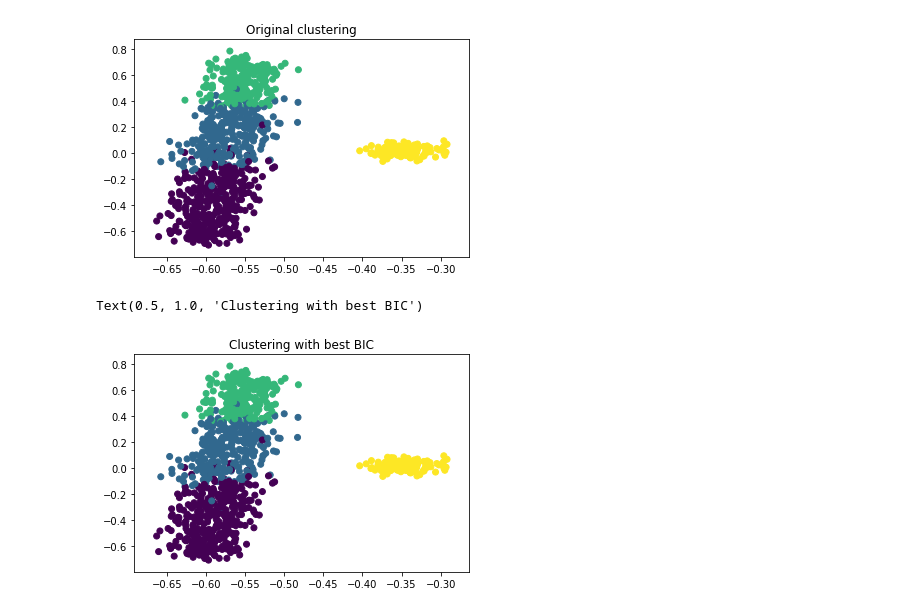
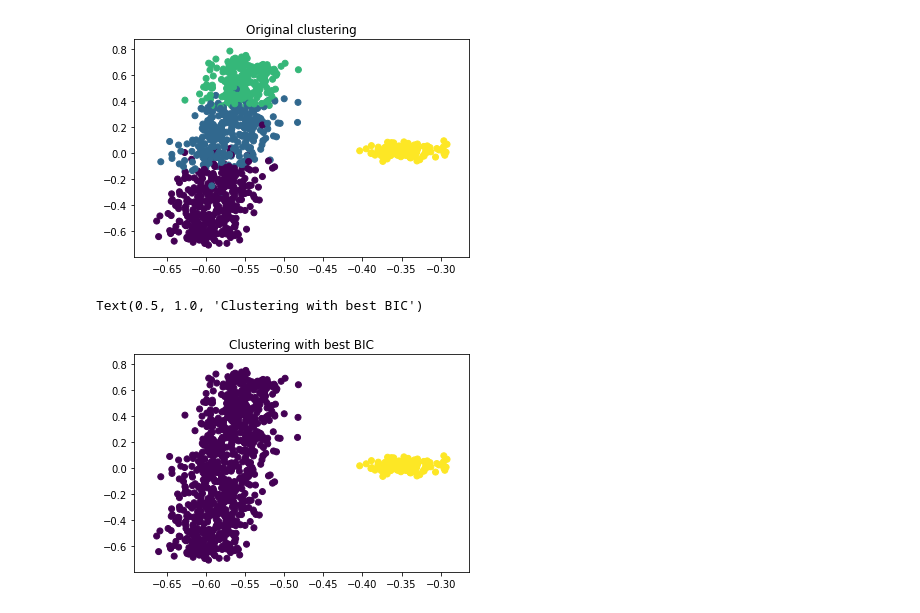
Before and after one commit to neurodata/weighted_graph_models, a Jupyter notebook: cyclops.ipynb, the cells around one changed output. Cells and saved outputs as stored; diff of their text form; code cells hidden in the pictures.

```diff
--- a/cyclops.ipynb
+++ b/cyclops.ipynb
@@ -276,10 +306,10 @@ def monte_carlo_integration(data, func, params, M, acorn=None):
     return estimated_integral
 # %%
 import _pickle as pkl
-combos = pkl.load(open('combos_cyclops.pkl', 'rb'))
-aris = pkl.load(open('aris_cyclops.pkl', 'rb'))
-bic = pkl.load(open('bic_cyclops.pkl', 'rb'))
-likelihoods = pkl.load(open('loglikelihoods_cyclops.pkl', 'rb'))
+combos = pkl.load(open('combos_cyclops_par.pkl', 'rb'))
+aris = pkl.load(open('aris_cyclops_par.pkl', 'rb'))
+bic = pkl.load(open('bic_cyclops_par.pkl', 'rb'))
+likelihoods = pkl.load(open('loglikelihoods_cyclops_par.pkl', 'rb'))
 # %%
 combo = combos[np.argmax(aris)]
 temp_quad_labels = np.concatenate(class_idx[combo])
@@ -305,19 +335,19 @@ ax.set_title('Original clustering')
 Text(0.5, 1.0, 'Original clustering')
 [figure]
 # %%
-combo = combos[np.argmin(bic)]
+combo = combos[np.argmax(bic)]
 temp_quad_labels = np.concatenate(class_idx[combo])
 temp_label = min(combo)
 temp_n = len(temp_quad_labels)
 
 temp_c_hat = c_hat.copy()
 temp_c_hat[temp_quad_labels] = temp_label
 
 params, pcov = optimize.curve_fit(func, X_hat[temp_quad_labels, :2], X_hat[temp_quad_labels, 2])
 
 fig, ax = plt.subplots(1,1)
 ax.scatter(-X_hat[:, 0], X_hat[:, 1], c=temp_c_hat)
 ax.set_title('Clustering with best BIC')
 # %% [output]
 Text(0.5, 1.0, 'Clustering with best BIC')
-[figure, old version]
+[figure, new version]
```
Also changed, not shown: parts of 2 cells of this notebook, 2 other files.
